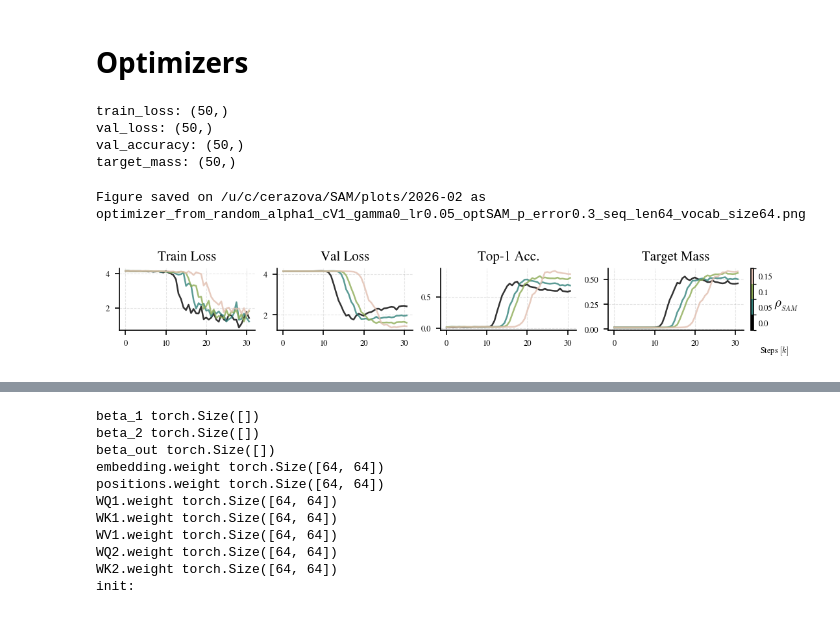
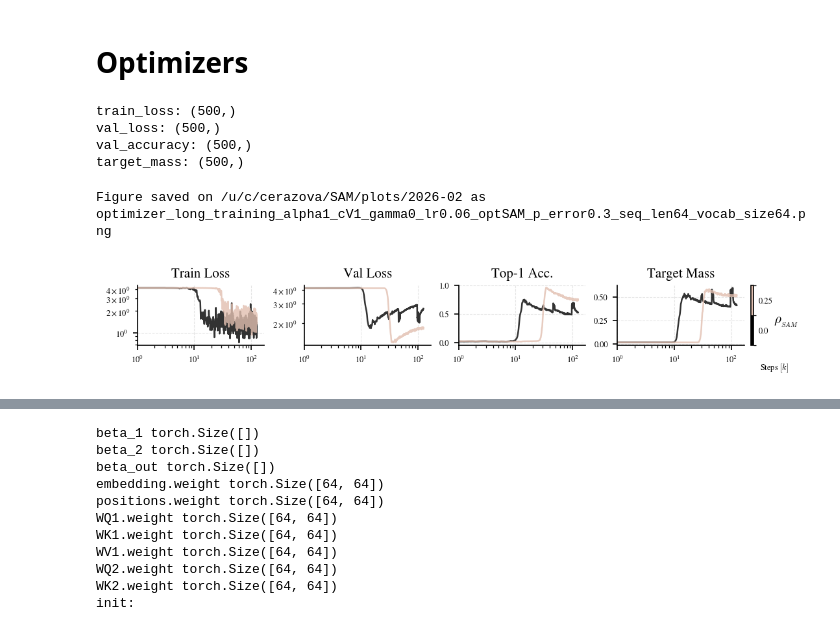
Before and after one commit to CristopherErazo/SAM, a Jupyter notebook: notebooks/26_02_09_Simplified_Task.ipynb, the cells around one changed output, grey strips where cells are left out. Saved outputs shown, nothing was run; the diff lists cells and outputs as text; code cells hidden in the pictures.

```diff
--- a/notebooks/26_02_09_Simplified_Task.ipynb
+++ b/notebooks/26_02_09_Simplified_Task.ipynb
@@ -219,8 +223,10 @@ cbar.set_label(r'$\alpha$', rotation=0, labelpad=10)
 cbar.set_ticks(ticks=(np.arange(len(alphas)) + 0.5), labels= alphas[::-1])
 cbar.ax.tick_params(length=0)  # Optional: remove tick lines for clarity
 # ax.set_xscale('log')
-ax.set_xlim(0,25)
+# ax.set_xlim(0,25)
+axes[0].set_ylim(0,6)
+axes[1].set_ylim(0,6)
 fig.text(0.96, 0.01, r'Steps $[k]$', ha='center', va='center', fontsize=FONTSIZES['xs'])
 params = make_params_dict(fix_names)
-save_fig(fig, 'optimal_from_noisy_init',params=params,date=True)
+# save_fig(fig, 'linear_attention_learning',params=params,date=True)
 # %% [output]
@@ -236,20 +241,23 @@ from sam.dataset import get_sample_permut
 vocab_size = 64 # Vocabulary size
 seq_len = 64  # Sequence length
 lr = 0.05 # Learning rate
-alpha = 1.0
+alpha = 0.2
 cV = 1.1
+opt = 'SGD'
+rho = 0.0
+gamma = 0.0 # Weight decay for sgd
+p_error = 0.0 # Probability of random token replacement in the input sequence (data
 
 states = ['init','fin']
 
 fix_names = ['vocab_size','seq_len','lr']
-var_names = ['alpha','cV']
+var_names = ['alpha','cV','opt','rho','gamma','p_error']
 params = make_params_dict(fix_names, var_names)
 
 model = InductionHeadAttention(vocab_size=vocab_size, seq_len=seq_len)
-# /u/c/cerazova/SAM/data/small_induction_head/lr0.1_seq_len128_vocab_size128/model_fin_alpha0.1.pt
 models = {}
 for state in states:
-    file_path , _, _ = make_data_paths(f'model_{state}', experiment_name= 'small_induction_head', params=params,ext='pt',base_dir='../data')
+    file_path , _, _ = make_data_paths(f'model_{state}', experiment_name= 'linear_attention', params=params,ext='pt',base_dir='../data')
     models[state] = torch.load(file_path)
 
 for key in models[state].keys():
@@ -458,14 +471,14 @@ plt.plot(x,np.diag(S,k=0))
 # Parameters
 vocab_size = 64 # Vocabulary size
 seq_len = 64  # Sequence length
-lr = 0.05 # Learning rate
-cV = 1.0 # Coefficient for WV1
+lr = 0.06 # Learning rate
+cV = 1. # Coefficient for WV1
 alpha = 1.0
 gamma = 0.0
 opt = 'SAM' # Optimizer choice = 'SGD' or 'adam' or 'SAM'
-p_error = 0.30
+p_error = 0.3
 
-rhos = [0.0,0.05,0.1,0.15][:]
+rhos = [0.0,0.25][:]
 
 fix_names = ['vocab_size','seq_len','lr']
 keys = ['train_loss', 'val_loss', 'val_accuracy', 'target_mass']
@@ -478,7 +491,7 @@ results = {key: {rho: [] for rho in rhos} for key in keys}
 for rho in rhos:
     var_names = ['alpha','cV','opt','rho','gamma','p_error']
     params = make_params_dict(fix_names, var_names)
-    summary = load_data('summary',experiment_name='small_induction_head', params=params,show=False)
+    summary = load_data('summary_switch',experiment_name='small_induction_head', params=params,show=False)
     for key in keys:
         results[key][rho] = summary[key]
 
@@ -488,10 +501,10 @@ results['step'] = summary['step']
 for key in keys:
     print(f'{key}: {results[key][rho].shape}')
 # %% [output]
-train_loss: (50,)
-val_loss: (50,)
-val_accuracy: (50,)
-target_mass: (50,)
+train_loss: (500,)
+val_loss: (500,)
+val_accuracy: (500,)
+target_mass: (500,)
 # %%
 # Settings
 ncols = len(keys)
@@ -500,34 +513,39 @@ colors = plt.get_cmap(cmap)(np.linspace(0.0,0.9,len(rhos)))
 set_font_sizes(conf='tight')
 titles = ['Train Loss', 'Val Loss', 'Top-1 Acc.', 'Target Mass']
 
 # Plotting
 fig ,  axes = create_fig(ncols=ncols,size='double',h=0.15)
 
 for i , (ax , key) in enumerate(zip(axes, keys)):
     for j , rho in enumerate(rhos):
         ax.plot(results['step']/1000, results[key][rho],lw=1.2,alpha=0.8,color=colors[j])
     ax.set_title(titles[i])
     ax.grid(ls='--',alpha=0.2,c='gray',lw=0.5)
 
 
 # Create discrete colormap and colorbar with discrete colors
 cmap = ListedColormap(colors)
 bounds = np.arange(len(rhos) + 1)
 norm = BoundaryNorm(bounds, cmap.N)
 
 cbar = fig.colorbar(
     plt.cm.ScalarMappable(cmap=cmap,norm=norm),
     ax=ax, orientation='vertical',pad=0.05)
 
 cbar.set_label(r'$\rho_{_{SAM}}$', rotation=0, labelpad=10)
 # Ticks and labels
 cbar.set_ticks(ticks=(np.arange(len(rhos)) + 0.5), labels= rhos)
 cbar.ax.tick_params(length=0)  # Optional: remove tick lines for clarity
-# ax.set_xscale('log')
+ax.set_xscale('log')
 # ax.set_xlim(0,25)
+axes[2].set_ylim(-0.05,1)
+ax.set_xlim(left=1)
+axes[0].set_yscale('log')
+axes[1].set_yscale('log')
 fig.text(0.96, 0.01, r'Steps $[k]$', ha='center', va='center', fontsize=FONTSIZES['xs'])
 params = make_params_dict([*fix_names,'alpha','cV','opt','gamma','p_error'])
-save_fig(fig, 'optimizer_from_random',params=params,date=True)
+save_fig(fig, 'optimizer_long_training',params=params,date=True)
+#
 # %% [output]
-Figure saved on /u/c/cerazova/SAM/plots/2026-02 as optimizer_from_random_alpha1_cV1_gamma0_lr0.05_optSAM_p_error0.3_seq_len64_vocab_size64.png
+Figure saved on /u/c/cerazova/SAM/plots/2026-02 as optimizer_long_training_alpha1_cV1_gamma0_lr0.06_optSAM_p_error0.3_seq_len64_vocab_size64.png
-[figure, old version]
+[figure, new version]
```
Also changed, not shown: parts of 8 cells of this notebook, 11 other files.
